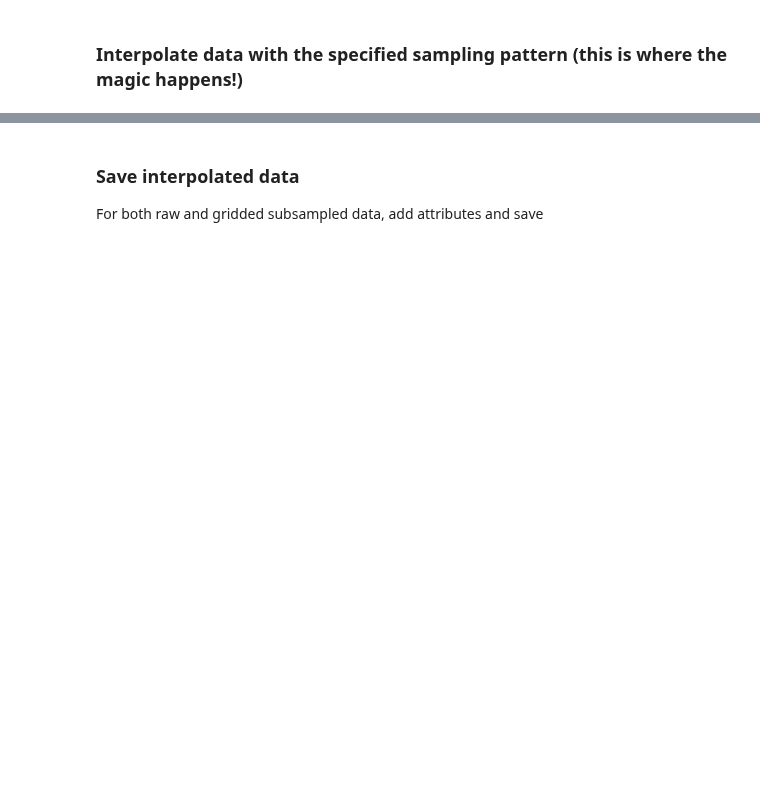
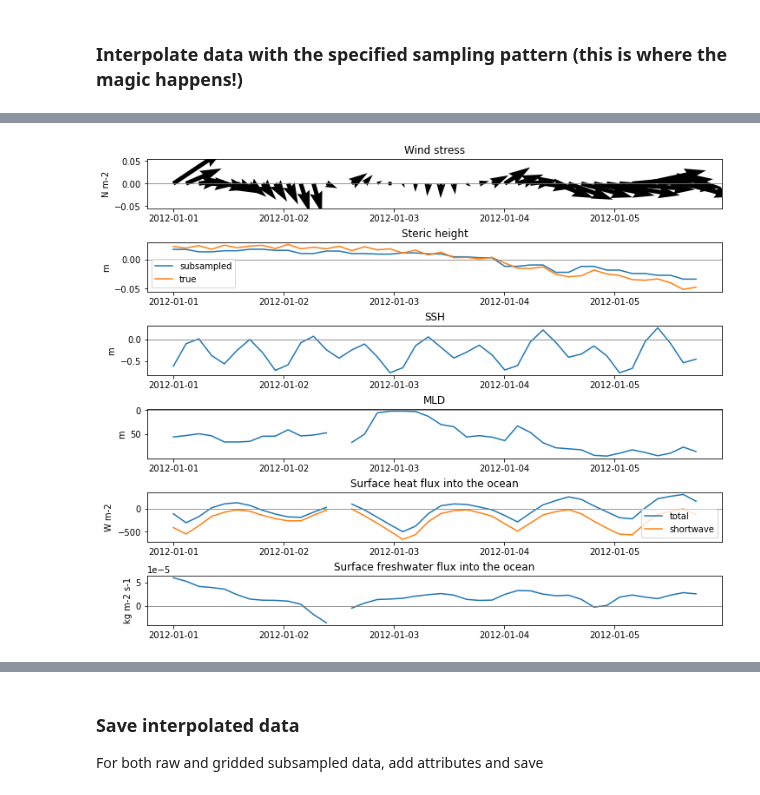
Before and after one commit to kdrushka/model-subsampling, a Jupyter notebook: testing/osse_code.ipynb, the cells around one changed output, grey strips where cells are left out. Saved outputs shown, nothing was run; the diff lists cells and outputs as text; code cells hidden in the pictures; blank space fills up the shorter version.

```diff
--- a/testing/osse_code.ipynb
+++ b/testing/osse_code.ipynb
@@ -172,3 +205,53 @@ subsampled_data, sgridded = survey_interp(ds, survey_track, survey_indices)
+# %%
+## selected 2d fields
+j=0
+nr = 6 # # of rows
+fig,ax=plt.subplots(nr,figsize=(10,8),constrained_layout=True)
+
+
+# wind vectors
+ax[j].quiver(sgridded.time.data,0,sgridded.oceTAUX.data, sgridded.oceTAUY.data)
+ax[j].set_title('Wind stress')
+ax[j].set_ylabel('N m-2')
+# SH
+j+=1
+ax[j].plot(sgridded.time,sgridded.steric_height-sgridded.steric_height.mean(),
+             sgridded.time.data,sgridded.steric_height_true-sgridded.steric_height_true.mean())
+ax[j].set_title('Steric height')
+ax[j].legend(['subsampled','true'])
+ax[j].set_ylabel('m')
+
+# SSH
+j+=1
+ax[j].plot(sgridded.time,sgridded.Eta)
+ax[j].set_title('SSH')
+ax[j].set_ylabel('m')
+
+# MLD
+j+=1
+ax[j].plot(sgridded.time,sgridded.KPPhbl)
+ax[j].set_title('MLD')
+ax[j].set_ylabel('m')
+ax[j].invert_yaxis()
+
+# surface heat flux
+j+=1
+ax[j].plot(sgridded.time,sgridded.oceQnet, sgridded.time,sgridded.oceQsw)
+ax[j].set_title('Surface heat flux into the ocean')
+ax[j].legend(['total','shortwave'])
+ax[j].set_ylabel('W m-2')
+
+# surface FW flux
+j+=1
+ax[j].plot(sgridded.time,sgridded.oceFWflx)
+ax[j].set_title('Surface freshwater flux into the ocean')
+ax[j].set_ylabel('kg m-2 s-1')
+
+# horiz line:
+for j in range(nr):
+    ax[j].axhline(0, color='grey', linewidth=0.8)
+# %% [output]
+[figure, added]
 # %%
 sgridded.Theta.plot()
 # %% [output]
```
Also changed, not shown: parts of 18 cells of this notebook, 3 other files.
